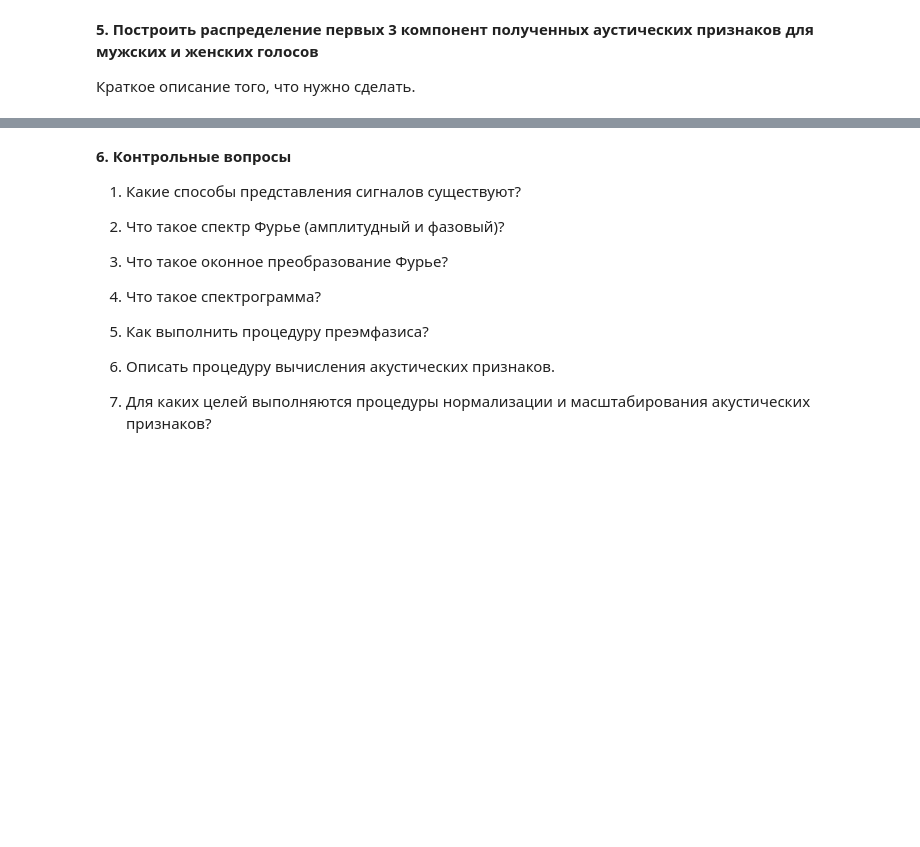
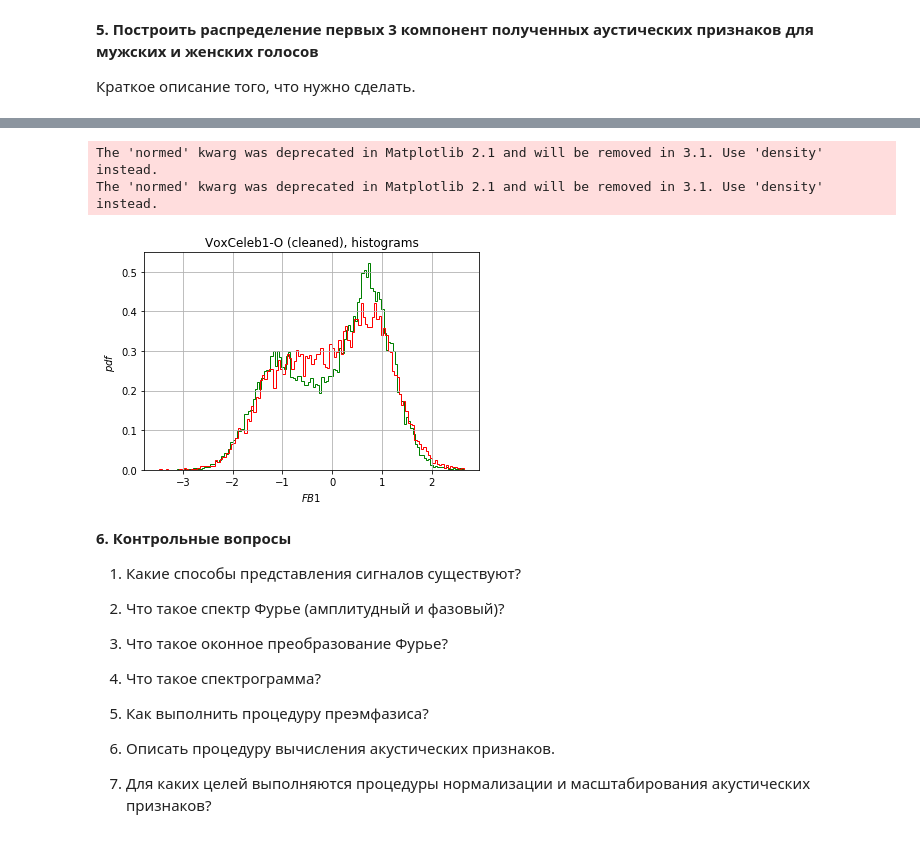
Before and after one commit to va-volokhov/itmo_speaker_recognition_course, a Jupyter notebook: lab1/lab1.ipynb, the cells around one changed output, grey strips where cells are left out. Saved outputs shown, nothing was run; the diff lists cells and outputs as text; code cells hidden in the pictures; blank space fills up the shorter version.

Commit message:
lab1 add hists

```diff
--- a/lab1/lab1.ipynb
+++ b/lab1/lab1.ipynb
@@ -336,19 +235,6 @@ plot_b.title.set_text('Fbank Energies')
 # %% [markdown]
 **3.6. Вычисление дискретного косинусного преобразования от логарифмов коэффициентов.**
 # %%
-def compute_mfcc(filter_banks_features, num_ceps=20):
-    # Here you need to compute mfcc features using precomputed log mel FB energies matrix
-
-    """
-
-    :param filter_banks_features: filter_banks_features - log mel FB energies matrix [nframes x nfilt]
-    :param num_ceps: number of cepstral components for mfcc
-    :return: mfcc
-    """
-    mfcc = dct(filter_banks_features, type=2, axis=1, norm='ortho')[:, 1 : (num_ceps + 1)] # Keep 2-end
-
-    return mfcc
-
 mfcc = compute_mfcc(filter_banks_features, num_ceps=20)
 
 fig = plt.figure(figsize=(15,5))
@@ -457,3 +311,53 @@ plot_с.title.set_text('Normaized MFCCs')
 **5. Построить распределение первых 3 компонент полученных аустических признаков для мужских и женских голосов**
 
 Краткое описание того, что нужно сделать.
+# %%
+fbank = compute_fbank_filters(nfilt=40, sample_rate=16000, NFFT=512)
+
+def compute_feats(signal):
+
+    emphasized_signal = preemphasis(signal)
+    frames = framing(emphasized_signal)
+    pow_frames = power_spectrum(frames)
+    filter_banks_features = compute_fbanks_features(pow_frames, fbank)
+    mfcc = compute_mfcc(filter_banks_features, num_ceps=20)
+    mfcc_cmvn = mvn_floating(mfcc, 150, 150)
+    filter_banks_mvn = mvn_floating(filter_banks_features, 150, 150)
+
+    return filter_banks_mvn, mfcc_cmvn
+
+male_fb_features = []
+female_fb_features = []
+
+for (path_to_wav, gender) in zip(paths, genders):
+    print("Loading of {}".format(path_to_wav))
+    # Load signal
+    signal, sample_rate = torchaudio.load(path_to_wav)
+    signal = signal.numpy().squeeze(axis=0)
+    signal = signal/np.abs(signal).max()
+
+    ## processing
+    filter_banks_mvn, mfcc_cmvn = compute_feats(signal)
+    if gender == 'm':
+        male_fb_features.append(filter_banks_mvn)
+    else:
+        female_fb_features.append(filter_banks_mvn)
+    ##
+    print("Done!")
+
+male_fb_features = np.concatenate(male_fb_features)
+print(male_fb_features.shape)
+
+female_fb_features = np.concatenate(female_fb_features)
+print(female_fb_features.shape)
+
+coeff1_male = male_fb_features[:,5]
+coeff1_female = female_fb_features[:,5]
+
+min_coeff1 = min(coeff1_male.min(),coeff1_female.min())
+max_coeff1 = min(coeff1_male.max(),coeff1_female.max())
+
+hist(coeff1_male, int(sqrt(len(coeff1_male))), histtype='step', color='green', range=(min_coeff1, max_coeff1), normed=1)
+hist(coeff1_female, int(sqrt(len(coeff1_female))), histtype='step', color='red',   range=(min_coeff1, max_coeff1), normed=1)
+xlabel('$FB1$'); ylabel('$pdf$'); title('VoxCeleb1-O (cleaned), histograms'); grid(); show()
+# %% [output]
@@ -460,3 +381,6 @@ plot_с.title.set_text('Normaized MFCCs')
+The 'normed' kwarg was deprecated in Matplotlib 2.1 and will be removed in 3.1. Use 'density' instead.
+The 'normed' kwarg was deprecated in Matplotlib 2.1 and will be removed in 3.1. Use 'density' instead.
+[figure, added]
 # %% [markdown]
 **6. Контрольные вопросы**
 
```
Also changed, not shown: parts of 21 cells of this notebook, 3 other files.
